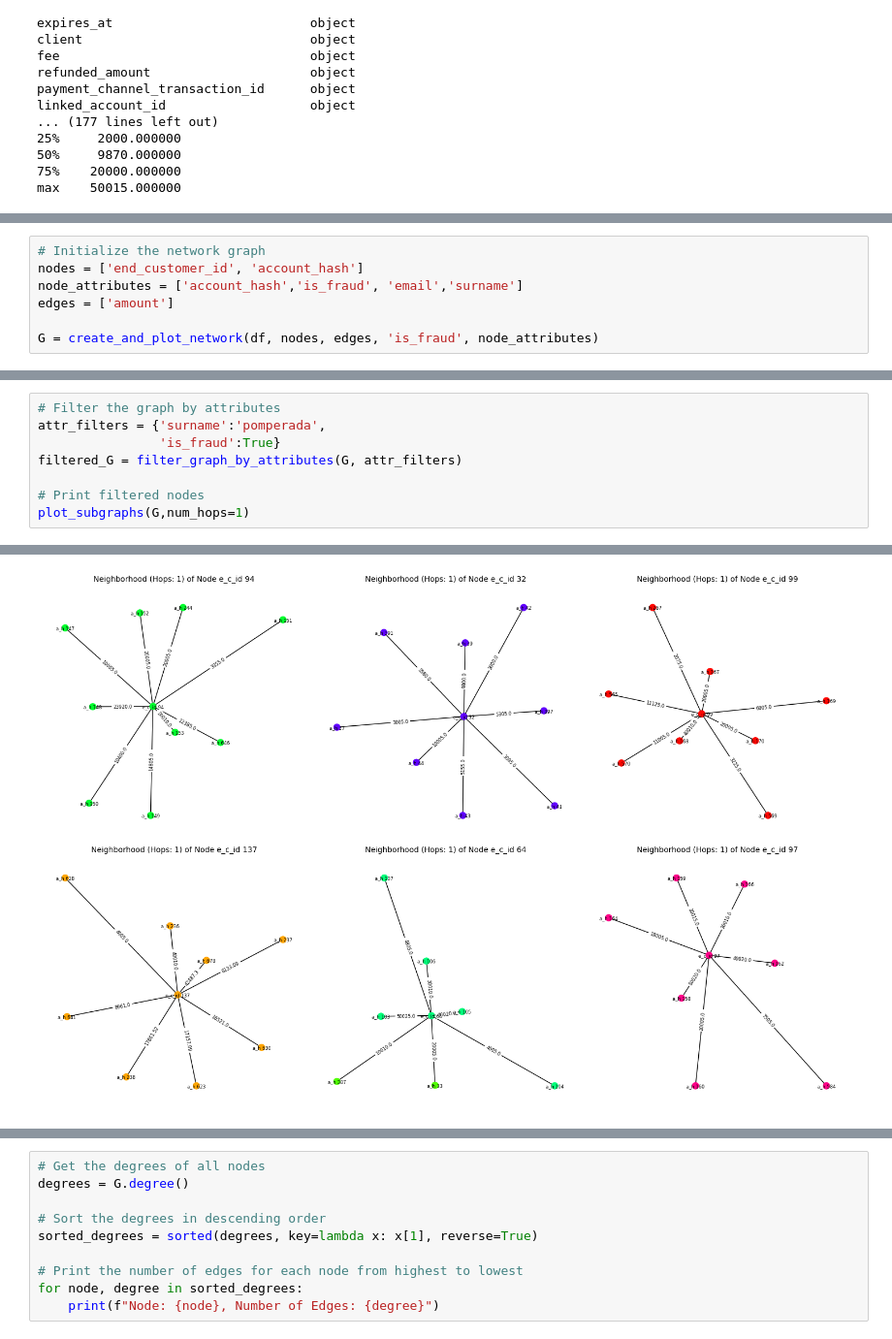
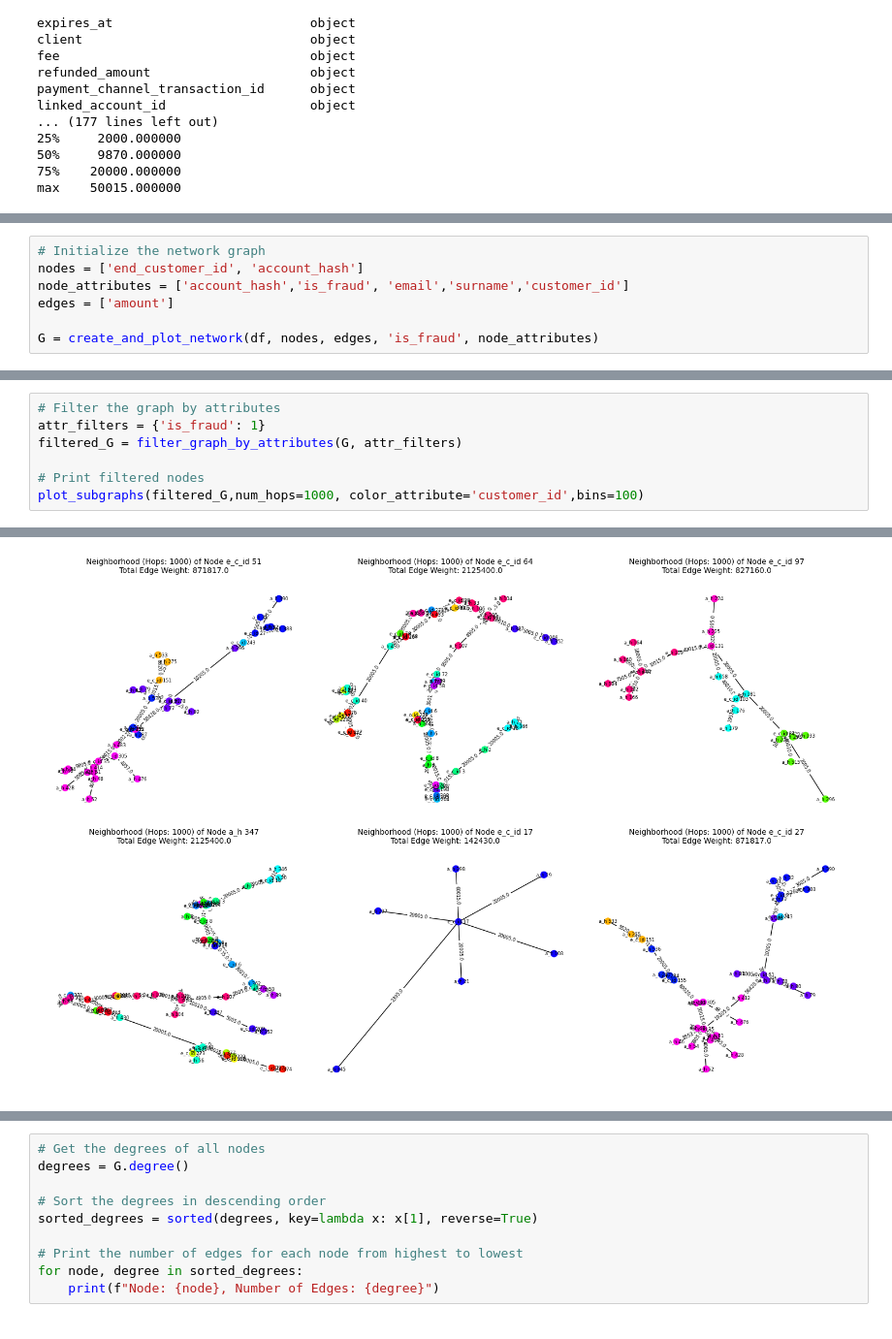
Before and after one commit to shikivaahan/graph-analysis, a Jupyter notebook: nodal_analysis.ipynb, the cells around one changed output, grey strips where cells are left out. Shown at 97% size. Cells and saved outputs as stored; diff of their text form.

```diff
--- a/nodal_analysis.ipynb
+++ b/nodal_analysis.ipynb
@@ -59,7 +61,7 @@ pd.set_option('display.max_columns', None)
 # %%
 # Initialize the network graph
 nodes = ['end_customer_id', 'account_hash']
-node_attributes = ['account_hash','is_fraud', 'email','surname']
+node_attributes = ['account_hash','is_fraud', 'email','surname','customer_id']
 edges = ['amount']
 
 G = create_and_plot_network(df, nodes, edges, 'is_fraud', node_attributes)
@@ -68,9 +70,8 @@ G = create_and_plot_network(df, nodes, edges, 'is_fraud', node_attributes)
 # %%
 # Filter the graph by attributes
-attr_filters = {'surname':'pomperada',
-                'is_fraud':True}
+attr_filters = {'is_fraud': 1}
 filtered_G = filter_graph_by_attributes(G, attr_filters)
 
 # Print filtered nodes
-plot_subgraphs(G,num_hops=1)
+plot_subgraphs(filtered_G,num_hops=1000, color_attribute='customer_id',bins=100)
 # %% [output]
@@ -78 +79 @@ plot_subgraphs(G,num_hops=1)
-[figure, old version]
+[figure, new version]
```
Also changed, not shown: parts of 4 cells of this notebook, 3 other files.
